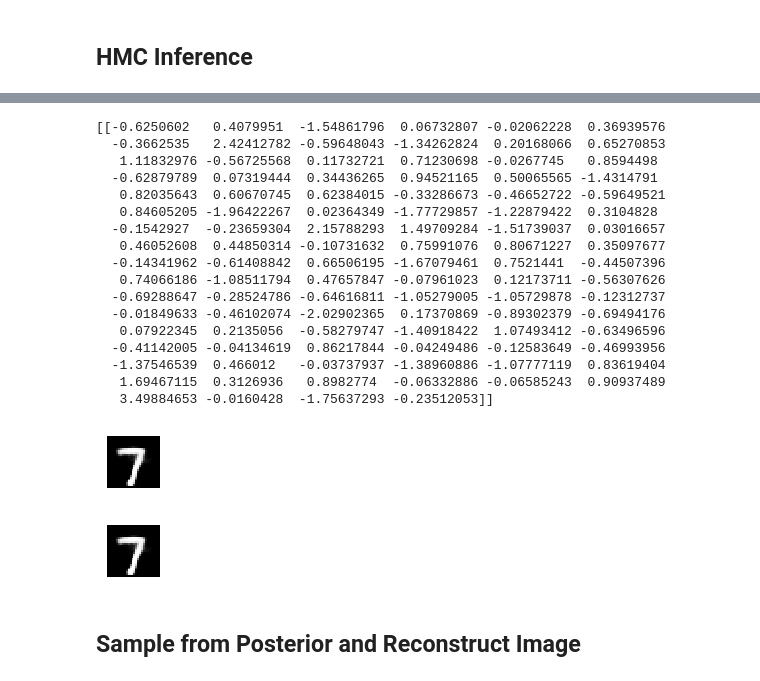
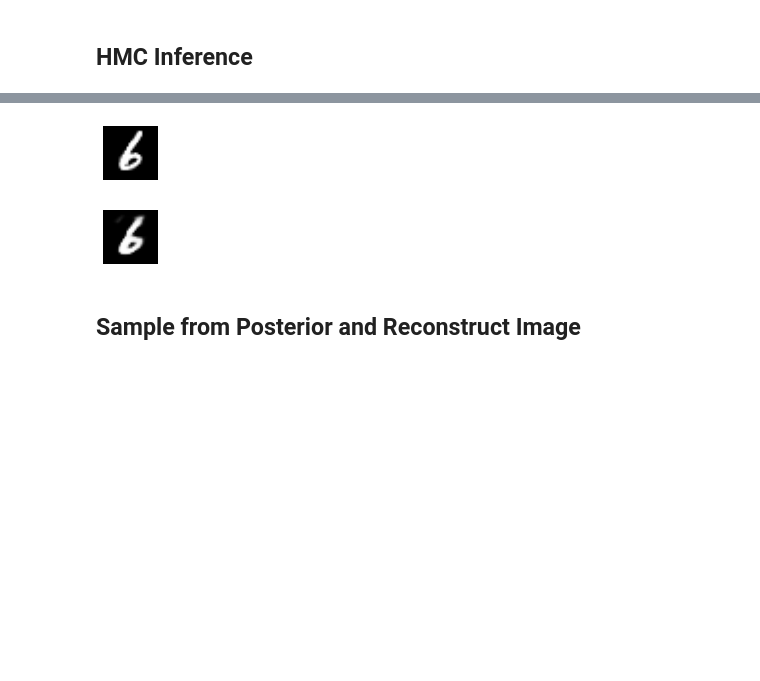
Before and after one commit to shenkev/Exact-Inference-VAE-Robustness, a Jupyter notebook: hmc_vae.ipynb, the cells around one changed output, grey strips where cells are left out. Drawn from its saved outputs; the diff is of its cells as text; code cells hidden in the pictures; blank space fills up the shorter version.

```diff
--- a/hmc_vae.ipynb
+++ b/hmc_vae.ipynb
@@ -180,15 +180,16 @@ inference_batch_size = 1
 x_gt, _ = mnist.train.next_batch(inference_batch_size)
 plot(x_gt)
 
-T = 5000 # number of empirical samples in posterior
+T = 20000 # number of empirical samples in posterior
 img_dim = 28
 hmc_steps = T
 leap_steps = 10
-print x_gt
-z = Normal(loc=tf.zeros([inference_batch_size, z_dim]), scale=tf.ones([inference_batch_size, z_dim])) # sample z
+# print x_gt
+# z = Normal(loc=tf.zeros([inference_batch_size, z_dim]), scale=tf.ones([inference_batch_size, z_dim])) # sample z
+z = Normal(loc=Q(x_gt)[0], scale=tf.ones([inference_batch_size, z_dim])) # sample z
 
 normalized_dec_x, dec_x_logits = P(z)
-print dec_x_logits.shape
+# print dec_x_logits.shape
 
 X = Normal(loc=normalized_dec_x, scale=tf.ones([1, 28*28]))
 
@@ -243,33 +227,17 @@ plot(zeros_img.eval())
 # %%
 # inference.update()
-keep_ratio = 0.05
+keep_ratio = 0.2
 to_keep_index = int((1-keep_ratio)*T)
 qz_kept = Empirical(qz.params[to_keep_index:])
 
-z_test = tf.squeeze(qz_kept.sample(1), 0)
-print(z_test.eval())
-img, _ = P(z_test)
-plot(img.eval())
+for element in range(inference_batch_size):
+    z_test = qz_kept.sample(1)[:,element]
+    img, _ = P(z_test)
+    plot([x_gt[element]])
+    plot(img.eval())
 # %% [output]
-[[-0.6250602   0.4079951  -1.54861796  0.06732807 -0.02062228  0.36939576
-  -0.3662535   2.42412782 -0.59648043 -1.34262824  0.20168066  0.65270853
-   1.11832976 -0.56725568  0.11732721  0.71230698 -0.0267745   0.8594498
-  -0.62879789  0.07319444  0.34436265  0.94521165  0.50065565 -1.4314791
-   0.82035643  0.60670745  0.62384015 -0.33286673 -0.46652722 -0.59649521
-   0.84605205 -1.96422267  0.02364349 -1.77729857 -1.22879422  0.3104828
-  -0.1542927  -0.23659304  2.15788293  1.49709284 -1.51739037  0.03016657
-   0.46052608  0.44850314 -0.10731632  0.75991076  0.80671227  0.35097677
-  -0.14341962 -0.61408842  0.66506195 -1.67079461  0.7521441  -0.44507396
-   0.74066186 -1.08511794  0.47657847 -0.07961023  0.12173711 -0.56307626
-  -0.69288647 -0.28524786 -0.64616811 -1.05279005 -1.05729878 -0.12312737
-  -0.01849633 -0.46102074 -2.02902365  0.17370869 -0.89302379 -0.69494176
-   0.07922345  0.2135056  -0.58279747 -1.40918422  1.07493412 -0.63496596
-  -0.41142005 -0.04134619  0.86217844 -0.04249486 -0.12583649 -0.46993956
-  -1.37546539  0.466012   -0.03737937 -1.38960886 -1.07777119  0.83619404
-   1.69467115  0.3126936   0.8982774  -0.06332886 -0.06585243  0.90937489
-   3.49884653 -0.0160428  -1.75637293 -0.23512053]]
-[figure, old version]
+[figure, new version]
-[figure, old version]
+[figure, new version]
 # %% [markdown]
 ## Sample from Posterior and Reconstruct Image
 # %%
```
Also changed, not shown: parts of 15 cells of this notebook.
